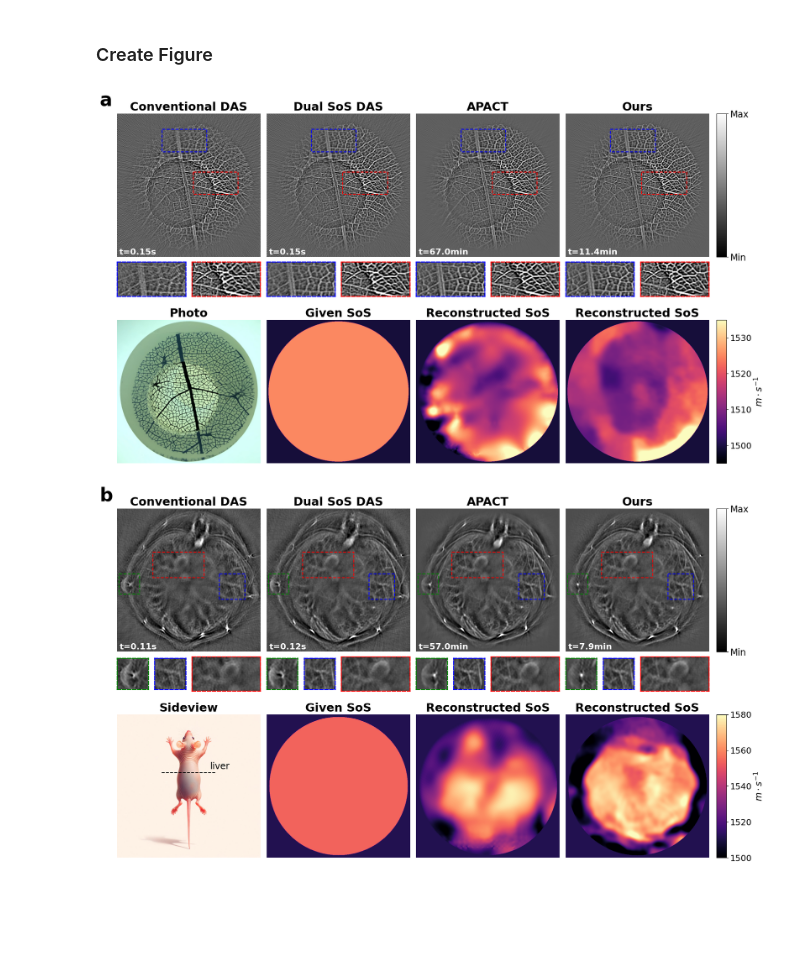
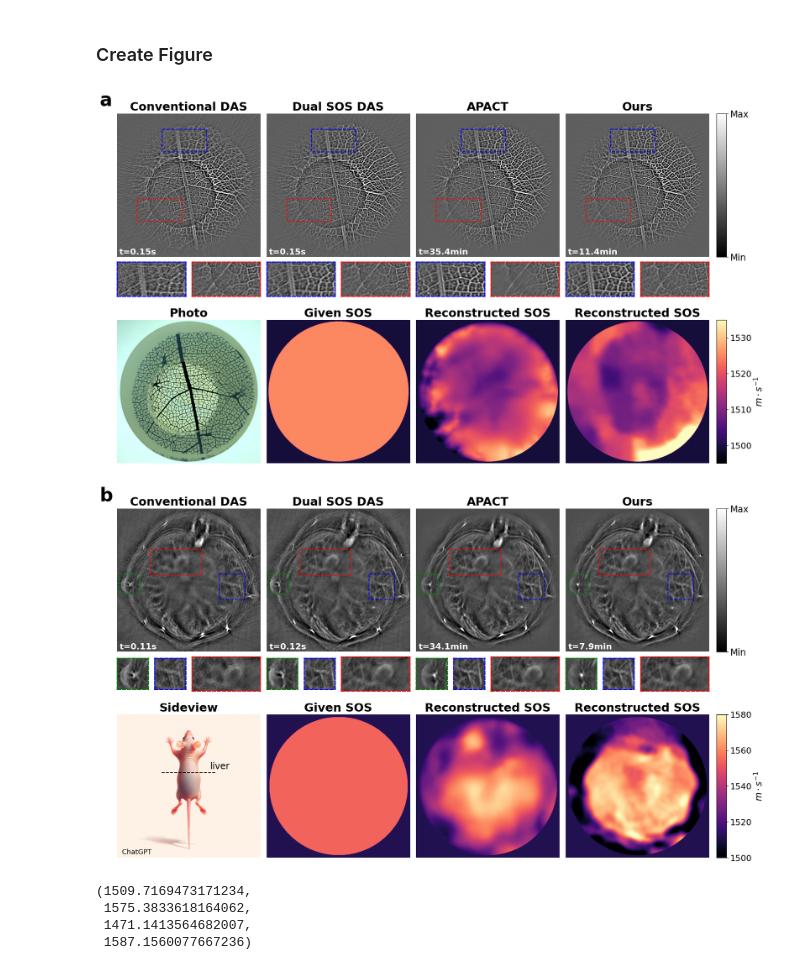
Before and after one commit to Lukeli0425/Coord-SoS-PACT, a Jupyter notebook: figures/figure_realdata.ipynb, the cells around one changed output. Saved outputs shown, nothing was run; the diff lists cells and outputs as text; code cells hidden in the pictures; blank space fills up the shorter version.

```diff
--- a/figures/figure_realdata.ipynb
+++ b/figures/figure_realdata.ipynb
@@ -25,15 +25,15 @@ IP_dual_das_phantom = load_mat(os.path.join(RESULTS_DIR, 'phantom', 'Dual-SOS_DA
 IP_apact_phantom = load_mat(os.path.join(RESULTS_DIR, 'phantom', 'APACT', '32delays', 'IP_rec.mat'))
 IP_nf_apact_phantom = load_mat(os.path.join(RESULTS_DIR, 'phantom', 'NF-APACT', '32delays_1lyrs_64fts_TV=1.0e-04_lr=1.0e-04_30iters', 'IP_rec.mat'))
 
-SoS_nf_apact_phantom = load_mat(os.path.join(RESULTS_DIR, 'phantom', 'NF-APACT', '32delays_1lyrs_64fts_TV=1.0e-04_lr=1.0e-04_30iters', 'SOS_rec.mat'))
-SoS_APACT_phamtom = load_mat(os.path.join(RESULTS_DIR, 'phantom', 'APACT', '32delays', 'SOS_rec.mat'))
-SoS_dual_phantom = load_mat(os.path.join(results_path, 'SoS_phantom_dual.mat'))
+SOS_nf_apact_phantom = load_mat(os.path.join(RESULTS_DIR, 'phantom', 'NF-APACT', '32delays_1lyrs_64fts_TV=1.0e-04_lr=1.0e-04_30iters', 'SOS_rec.mat'))
+SOS_APACT_phamtom = load_mat(os.path.join(RESULTS_DIR, 'phantom', 'APACT', '32delays', 'SOS_rec.mat'))
+SOS_dual_phantom = load_mat(os.path.join(data_path, 'SOS_phantom_dual.mat'))
 
 img_phantom = imread('leaf_phantom.jpg')
 
 t_das_phantom = load_log(os.path.join(RESULTS_DIR, 'phantom', 'DAS', 'v_das=1505.0m·s⁻¹', 'log.json'))['time']
 t_dual_das_phantom = load_log(os.path.join(RESULTS_DIR, 'phantom', 'Dual-SOS_DAS', 'v_body=1520.0m·s⁻¹', 'log.json'))['time']
-t_apact_phantom = 67*60
+t_apact_phantom = load_log(os.path.join(RESULTS_DIR, 'phantom', 'APACT', '32delays', 'log.json'))['time']
 t_nf_apact_phantom = load_log(os.path.join(RESULTS_DIR, 'phantom', 'NF-APACT', '32delays_1lyrs_64fts_TV=1.0e-04_lr=1.0e-04_30iters', 'log.json'))['time']
 
 # In vivo Mouse Liver.
@@ -42,16 +42,16 @@ IP_dual_das_invivo = load_mat(os.path.join(RESULTS_DIR, 'in_vivo', 'Dual-SOS_DAS
 IP_apact_invivo = load_mat(os.path.join(RESULTS_DIR, 'in_vivo', 'APACT', '32delays', 'IP_rec.mat'))
 IP_nf_apact_invivo = load_mat(os.path.join(RESULTS_DIR, 'in_vivo', 'NF-APACT', '32delays_1lyrs_64fts_TV=1.0e-05_lr=1.0e-04_30iters', 'IP_rec.mat'))
 
-SoS_nf_apact_invivo = load_mat(os.path.join(RESULTS_DIR, 'in_vivo', 'NF-APACT', '32delays_1lyrs_64fts_TV=1.0e-05_lr=1.0e-04_30iters', 'SOS_rec.mat'))
-SoS_APACT_invivo = load_mat(os.path.join(RESULTS_DIR, 'in_vivo', 'APACT', '32delays', 'SOS_rec.mat'))
-SoS_dual_invivo = load_mat(os.path.join(results_path, 'SoS_invivo_dual.mat'))
+SOS_nf_apact_invivo = load_mat(os.path.join(RESULTS_DIR, 'in_vivo', 'NF-APACT', '32delays_1lyrs_64fts_TV=1.0e-05_lr=1.0e-04_30iters', 'SOS_rec.mat'))
+SOS_APACT_invivo = load_mat(os.path.join(RESULTS_DIR, 'in_vivo', 'APACT', '32delays', 'SOS_rec.mat'))
+SOS_dual_invivo = load_mat(os.path.join(data_path, 'SOS_invivo_dual.mat'))
 
 img_mouse = imread('mouse.jpg')
 img_mouse = img_mouse[24:1024,16:1016,:]
 
 t_das_in_vivo = load_log(os.path.join(RESULTS_DIR, 'in_vivo', 'DAS', 'v_das=1515.0m·s⁻¹', 'log.json'))['time']
 t_dual_das_in_vivo = load_log(os.path.join(RESULTS_DIR, 'in_vivo', 'Dual-SOS_DAS', 'v_body=1560.0m·s⁻¹', 'log.json'))['time']
-t_apact_in_vivo = 57*60
+t_apact_in_vivo = load_log(os.path.join(RESULTS_DIR, 'in_vivo', 'APACT', '32delays', 'log.json'))['time']
 t_nf_apact_in_vivo = load_log(os.path.join(RESULTS_DIR, 'in_vivo', 'NF-APACT', '32delays_1lyrs_64fts_TV=1.0e-05_lr=1.0e-04_30iters', 'log.json'))['time']
 # %%
 [IP_das_phantom, IP_dual_das_phantom, IP_apact_phantom, IP_nf_apact_phantom] = \
@@ -61,17 +61,17 @@ t_nf_apact_in_vivo = load_log(os.path.join(RESULTS_DIR, 'in_vivo', 'NF-APACT', '
 # %% [markdown]
 ### Create Figure
 # %%
-patches = [(70, 200, 100, 200, 'blue'), (260, 340, 100, 200, 'red')]
+patches = [(70, 200, 100, 200, 'blue'), (380, 90, 100, 200, 'red')]
 
 fig = plt.figure(figsize=(20, 12))
 gs = GridSpec(19, 16)
 norm = Normalize(vmax=5, vmin=-3)
-norm_sos = Normalize(vmax=1535, vmin=1495)
-for idx, (img, method, time, SoS, SoS_title) in enumerate(zip([IP_das_phantom, IP_dual_das_phantom, IP_apact_phantom, IP_nf_apact_phantom],
-                                                              ['Conventional DAS', 'Dual SoS DAS', 'APACT', 'Ours'],
+norm_SOS = Normalize(vmax=1535, vmin=1495)
+for idx, (img, method, time, SOS, SOS_title) in enumerate(zip([IP_das_phantom, IP_dual_das_phantom, IP_apact_phantom, IP_nf_apact_phantom],
+                                                              ['Conventional DAS', 'Dual SOS DAS', 'APACT', 'Ours'],
                                                               ['t={:.2f}s'.format(t_das_phantom), 't={:.2f}s'.format(t_dual_das_phantom), 't={:.1f}min'.format(t_apact_phantom/60), 't={:.1f}min'.format(t_nf_apact_phantom/60)],
-                                                              [None, SoS_dual_phantom, SoS_APACT_phamtom, SoS_nf_apact_phantom],
-                                                              ['Photo', 'Given SoS', 'Reconstructed SoS', 'Reconstructed SoS'])):
+                                                              [None, SOS_dual_phantom, SOS_APACT_phamtom, SOS_nf_apact_phantom],
+                                                              ['Photo', 'Given SOS', 'Reconstructed SOS', 'Reconstructed SOS'])):
     ax = plt.subplot(gs[0:8,idx*4:(idx+1)*4])
     plt.title(method, fontsize=22, fontweight='semibold')
     plt.axis('off')
@@ -83,51 +83,51 @@ for idx, (img, method, time, SoS, SoS_title) in enumerate(zip([IP_das_phantom, I
         cax = fig.add_axes([ax.get_position().x1+0.01, ax.get_position().y0, 0.013, ax.get_position().height])
         cb = plt.colorbar(cax=cax, norm=norm)
         cb.set_ticks([5, -3])
         cb.set_ticklabels(['Max', 'Min'], fontsize=17)
 
     for k, (x, y, h, w, color) in enumerate(patches):
         rect = plt.Rectangle((y, x), w, h, fill=False, edgecolor=color, linewidth=1.6, linestyle='--')
         ax.add_patch(rect)
         ax2 = plt.subplot(gs[8:10,idx*4+k*2:idx*4+(k+1)*2])
         plt.imshow(img[x:x+h, y:y+w], cmap='gray', norm=norm)
         plt.xticks([])
         plt.yticks([])
         for loc in ['bottom', 'top', 'left', 'right']:
             ax2.spines[loc].set_color(color)
             ax2.spines[loc].set_linewidth(1.8)
             ax2.spines[loc].set_linestyle('--')
 
     ax = plt.subplot(gs[11:19,idx*4:(idx+1)*4])
-    plt.title(SoS_title, fontsize=22, fontweight='semibold')
+    plt.title(SOS_title, fontsize=22, fontweight='semibold')
     plt.axis('off')
     if idx == 0:
         plt.imshow(img_phantom, cmap='gray')
         continue
-    plt.imshow(SoS, cmap='magma', norm=norm_sos)
+    plt.imshow(SOS, cmap='magma', norm=norm_SOS)
     if idx == 3:
         cax = fig.add_axes([ax.get_position().x1+0.01, ax.get_position().y0, 0.013, ax.get_position().height])
-        cb = plt.colorbar(cax=cax, norm=norm_sos)
+        cb = plt.colorbar(cax=cax, norm=norm_SOS)
         cb.set_ticks([1500, 1510, 1520, 1530])
         cb.set_ticklabels(['1500', '1510', '1520', '1530'], fontsize=16)
         cb.set_label('$m \cdot s^{-1}$', fontsize=17)
 
 plt.savefig('figure_phantom.png', bbox_inches='tight', dpi=256)
 # %% [output]
-[figure, old version]
+[figure, new version]
 # %%
-patches = [(254, 7, 80, 80, 'green'), (255, 400, 100, 100,'blue'), (170, 140, 100, 200, 'red')]
+patches = [(254, 7, 80, 80, 'green'), (255, 400, 100, 100,'blue'), (160, 130, 100, 200, 'red')]
 # patches = [(254, 7, 80, 80, 'green'), (255, 400, 100, 100,'blue'), (30, 210, 100, 200, 'red')]
 # (255, 400, 100, 100,'blue')
 
 fig = plt.figure(figsize=(20, 12))
 gs = GridSpec(19, 16)
 norm = Normalize(vmax=8, vmin=-3.5)
-norm_sos = Normalize(vmax=1580, vmin=1500)
-for idx, (img, method, time, SoS, SoS_title) in enumerate(zip([IP_das_invivo, IP_dual_das_invivo, IP_apact_invivo, IP_nf_apact_invivo],
-                                                              ['Conventional DAS', 'Dual SoS DAS', 'APACT', 'Ours'],
+norm_SOS = Normalize(vmax=1580, vmin=1500)
+for idx, (img, method, time, SOS, SOS_title) in enumerate(zip([IP_das_invivo, IP_dual_das_invivo, IP_apact_invivo, IP_nf_apact_invivo],
+                                                              ['Conventional DAS', 'Dual SOS DAS', 'APACT', 'Ours'],
                                                               ['t={:.2f}s'.format(t_das_in_vivo), 't={:.2f}s'.format(t_dual_das_in_vivo), 't={:.1f}min'.format(t_apact_in_vivo/60), 't={:.1f}min'.format(t_nf_apact_in_vivo/60)],
-                                                              [None, SoS_dual_invivo, SoS_APACT_invivo, SoS_nf_apact_invivo],
-                                                              ['Sideview', 'Given SoS', 'Reconstructed SoS', 'Reconstructed SoS'])):
+                                                              [None, SOS_dual_invivo, SOS_APACT_invivo, SOS_nf_apact_invivo],
+                                                              ['Sideview', 'Given SOS', 'Reconstructed SOS', 'Reconstructed SOS'])):
     ax = plt.subplot(gs[0:8,idx*4:(idx+1)*4])
     plt.title(method, fontsize=22, fontweight='semibold')
     plt.axis('off')
@@ -154,21 +154,29 @@ for idx, (img, method, time, SoS, SoS_title) in enumerate(zip([IP_das_invivo, IP
             ax2.spines[loc].set_linestyle('--')
 
     ax = plt.subplot(gs[11:19,idx*4:(idx+1)*4])
-    plt.title(SoS_title, fontsize=22, fontweight='semibold')
+    plt.title(SOS_title, fontsize=22, fontweight='semibold')
     plt.axis('off')
     if idx == 0:
         plt.imshow(img_mouse)
         ax.hlines([405], 310, 690, colors='black', linestyles='--', linewidth=1.5)
         plt.text(x=650, y=380, s='liver', fontsize=17, color='black')
+        plt.text(x=35, y=975, s='ChatGPT', fontsize=13, color='black')
         continue
-    plt.imshow(SoS, cmap='magma', norm=norm_sos)
+    plt.imshow(SOS, cmap='magma', norm=norm_SOS)
     if idx == 3:
         cax = fig.add_axes([ax.get_position().x1+0.01, ax.get_position().y0, 0.013, ax.get_position().height])
-        cb = plt.colorbar(cax=cax, norm=norm_sos)
+        cb = plt.colorbar(cax=cax, norm=norm_SOS)
         cb.set_ticks([1500, 1520, 1540, 1560, 1580])
         cb.set_ticklabels(['1500', '1520', '1540', '1560', '1580'], fontsize=16)
         cb.set_label('$m \cdot s^{-1}$', fontsize=17)
 
 plt.savefig('figure_invivo.png', bbox_inches='tight', dpi=256)
 # %% [output]
-[figure, old version]
+[figure, new version]
+# %%
+SOS_APACT_invivo.min(), SOS_APACT_invivo.max(), SOS_nf_apact_invivo.min(), SOS_nf_apact_invivo.max()
+# %% [output]
+(1509.7169473171234,
+ 1575.3833618164062,
+ 1471.1413564682007,
+ 1587.1560077667236)
```
Also changed, not shown: 8 other files.
